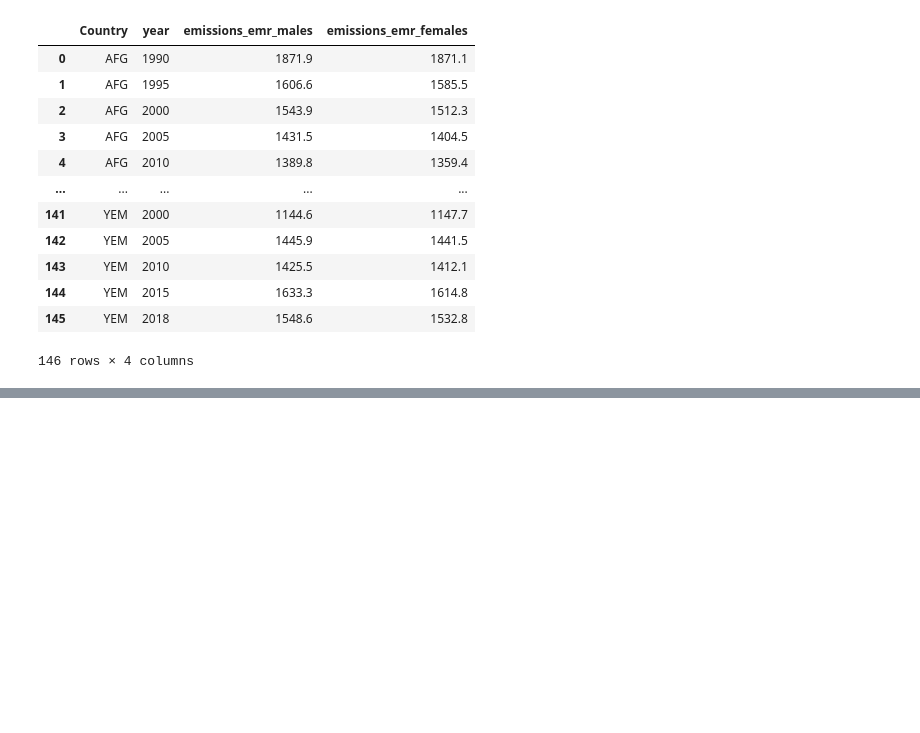
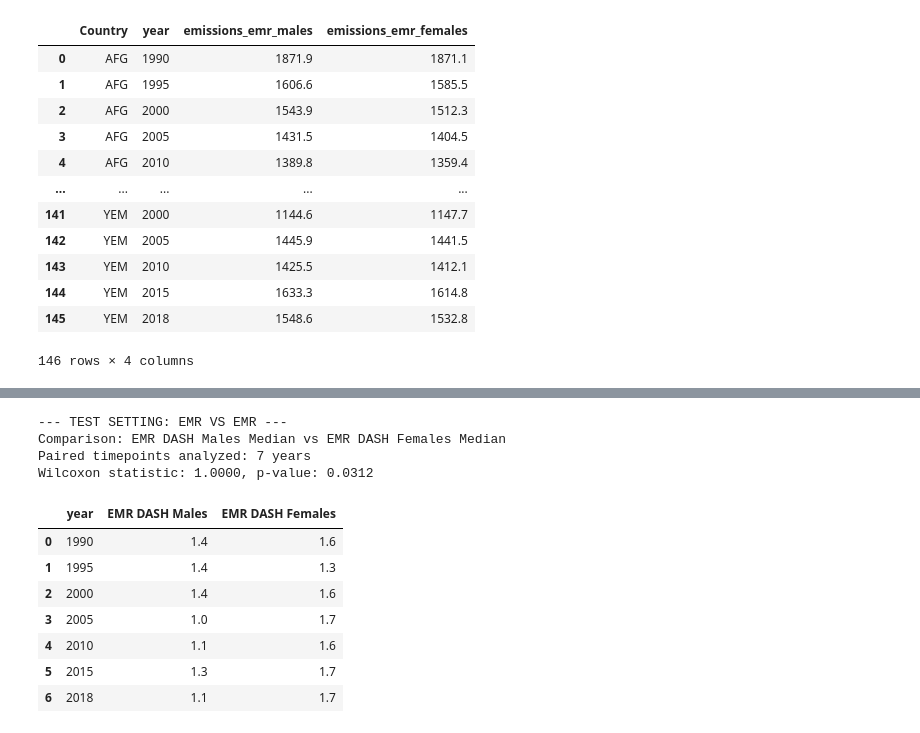
Before and after one commit to iMaatin/climate_change, a Jupyter notebook: comparison.ipynb, the cells around one changed output, grey strips where cells are left out. Cells and saved outputs as stored; diff of their text form; code cells hidden in the pictures; blank space fills up the shorter version.

```diff
--- a/comparison.ipynb
+++ b/comparison.ipynb
@@ -228,0 +390,23 @@ Wilcoxon statistic: 1586.0000, p-value: 0.0000
+# %%
+stat, p, paired_data = analyze_wide_csvs(
+    setting='emr vs emr',
+    csv1_path=r'diet_calc\scores\dash_dixon\total_males.csv',
+    csv2_path=r'diet_calc\scores\dash_dixon\total_females.csv',
+    name1='EMR DASH Males',
+    name2='EMR DASH Females',
+    id_column='iso3'
+)
+paired_data.round(1)
+# %% [output]
+--- TEST SETTING: EMR VS EMR ---
+Comparison: EMR DASH Males Median vs EMR DASH Females Median
+Paired timepoints analyzed: 7 years
+Wilcoxon statistic: 1.0000, p-value: 0.0312
+|  | year | EMR DASH Males | EMR DASH Females |
+| 0 | 1990 | 1.4 | 1.6 |
+| 1 | 1995 | 1.4 | 1.3 |
+| 2 | 2000 | 1.4 | 1.6 |
+| 3 | 2005 | 1.0 | 1.7 |
+| 4 | 2010 | 1.1 | 1.6 |
+| 5 | 2015 | 1.3 | 1.7 |
+| 6 | 2018 | 1.1 | 1.7 |
```
Also changed, not shown: parts of 9 cells of this notebook.
